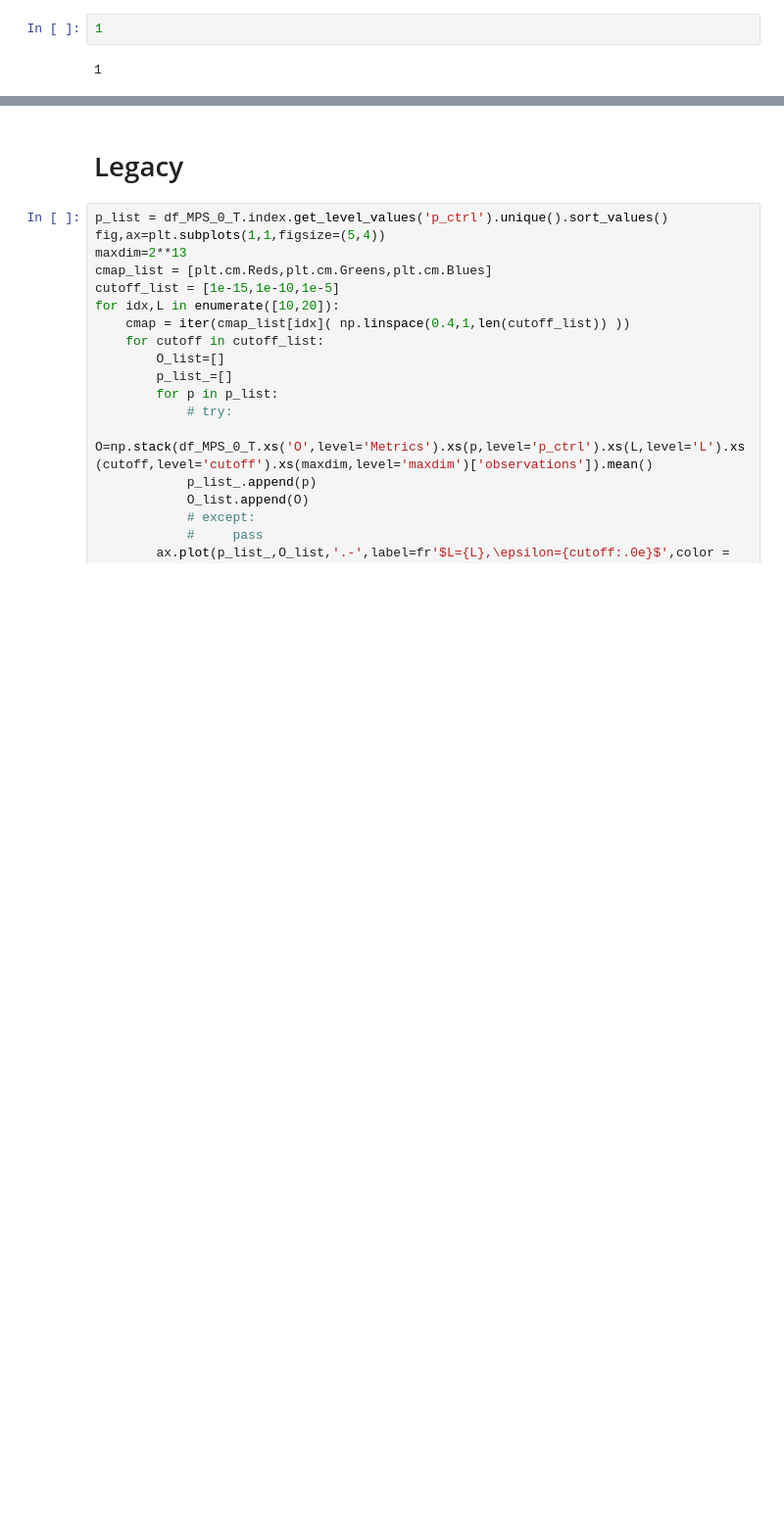
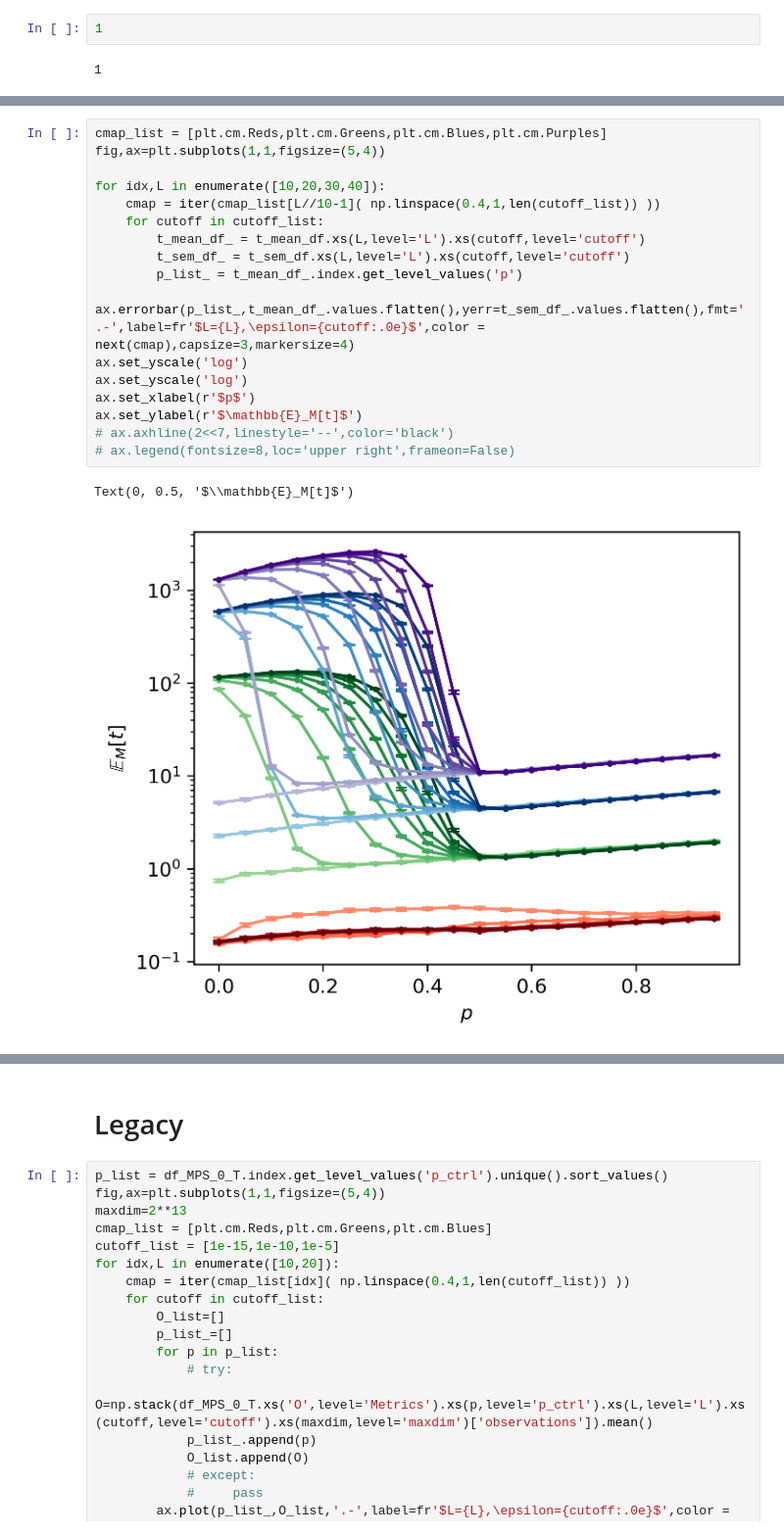
Before and after one commit to hainingpan/CT_MPS, a Jupyter notebook: FM_evo.ipynb, the cells around one changed output, grey strips where cells are left out. Shown at 98% size. Saved outputs shown, nothing was run; the diff lists cells and outputs as text; blank space fills up the shorter version.

```diff
--- a/FM_evo.ipynb
+++ b/FM_evo.ipynb
@@ -192,0 +195,20 @@ ax.legend(fontsize=5,frameon=False)
+# %%
+cmap_list = [plt.cm.Reds,plt.cm.Greens,plt.cm.Blues,plt.cm.Purples]
+fig,ax=plt.subplots(1,1,figsize=(5,4))
+
+for idx,L in enumerate([10,20,30,40]):
+    cmap = iter(cmap_list[L//10-1]( np.linspace(0.4,1,len(cutoff_list)) ))
+    for cutoff in cutoff_list:
+        t_mean_df_ = t_mean_df.xs(L,level='L').xs(cutoff,level='cutoff')
+        t_sem_df_ = t_sem_df.xs(L,level='L').xs(cutoff,level='cutoff')
+        p_list_ = t_mean_df_.index.get_level_values('p')
+        ax.errorbar(p_list_,t_mean_df_.values.flatten(),yerr=t_sem_df_.values.flatten(),fmt='.-',label=fr'$L={L},\epsilon={cutoff:.0e}$',color = next(cmap),capsize=3,markersize=4)
+ax.set_yscale('log')
+ax.set_yscale('log')
+ax.set_xlabel(r'$p$')
+ax.set_ylabel(r'$\mathbb{E}_M[t]$')
+# ax.axhline(2<<7,linestyle='--',color='black')
+# ax.legend(fontsize=8,loc='upper right',frameon=False)
+# %% [output]
+Text(0, 0.5, '$\\mathbb{E}_M[t]$')
+[figure, added]
```
Also changed, not shown: parts of 21 cells of this notebook.
